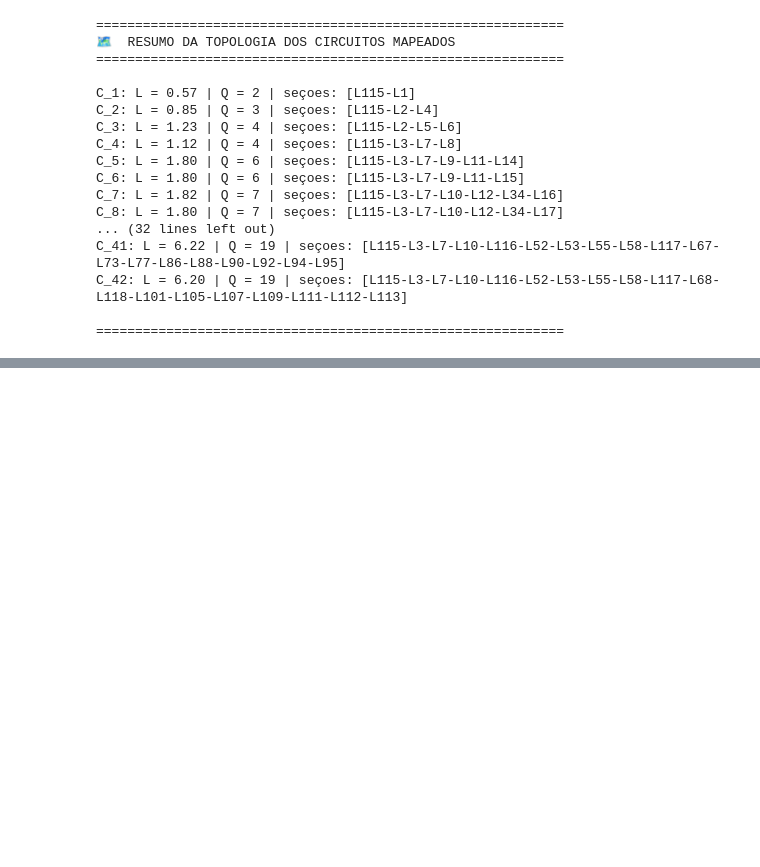
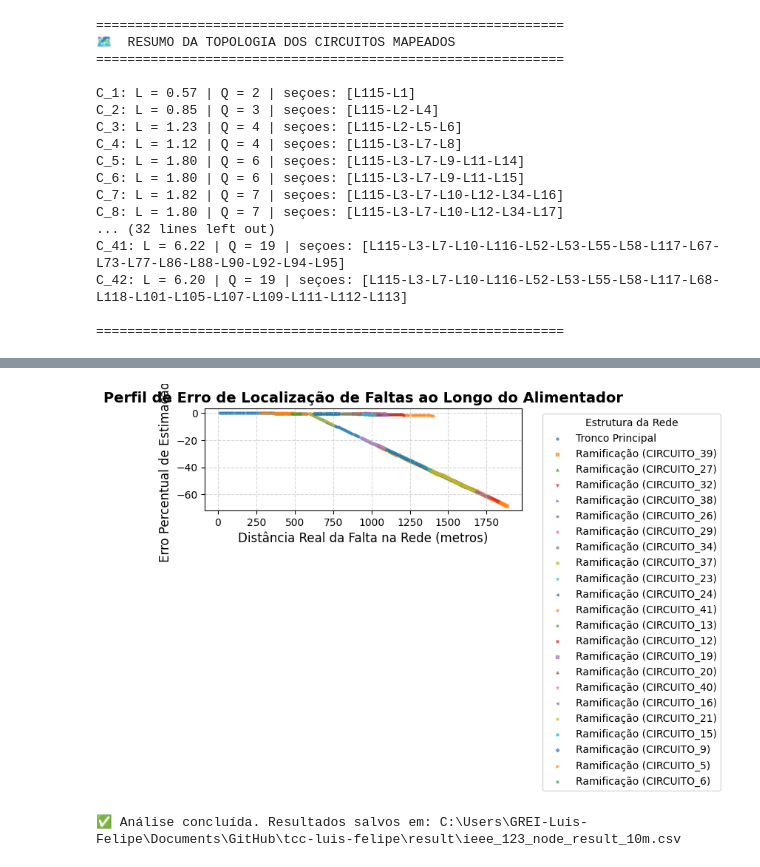
Before and after one commit to LuisFelipeCSouza/tcc-luis-felipe, a Jupyter notebook: notebooks/ieee-123-node.ipynb, the cells around one changed output, grey strips where cells are left out. Cells and saved outputs as stored; diff of their text form; code cells hidden in the pictures; blank space fills up the shorter version.

Commit message:
feat: ieee 123 node

```diff
--- a/notebooks/ieee-123-node.ipynb
+++ b/notebooks/ieee-123-node.ipynb
@@ -48,15 +48,16 @@ simulador = FaultSimulator(str(DSS_FILE), origin_bus='150', target_kv=2.40)
 # 4. Configura os parâmetros da varredura
 # Varrendo a linha de 10% em 10%
 passo_distancia = 0.30
+passo_distancia_m = 10.0
 
 # Lista de resistências de falta (em Ohms)
 resistencias_falta = [0.0001, 10.0, 20.0, 30.0, 40.0]
-resistencias_falta = [0.0001, 10.0]
+resistencias_falta = [0.0001]
 
 # 5. Executa o laço principal da simulação
 print("\nIniciando a varredura linear de curtos-circuitos...")
 
-simulador.run_simulation(step_pct=passo_distancia, r_list=resistencias_falta)
+simulador.run_simulation(step_abs_m=passo_distancia_m, r_list=resistencias_falta)
 
 localizador = FaultLocator(str(DSS_FILE), simulador.topology,
                            pd.DataFrame(simulador.results))
@@ -71,0 +86,71 @@ localizador.df
+# %%
+
+import matplotlib.pyplot as plt
+
+"""
+Gera um gráfico do erro percentual em função da distância.
+Plota primeiro o tronco principal e depois as ramificações exclusivas de cada circuito.
+"""
+plt.figure(figsize=(8, 4))
+
+# 1. Ordena os circuitos do maior para o menor (em quantidade de seções)
+# O maior será naturalmente o "tronco principal"
+circuitos_ordenados = sorted(localizador.topology.main_circuits.items(), key=lambda item: len(item[1]), reverse=True)
+
+# Conjunto para rastrear quais linhas já foram plotadas
+linhas_plotadas = set()
+
+# Paleta de marcadores para diferenciar visualmente os ramais
+marcadores = ['o', 's', '^', 'D', 'v', '<', '>', 'p', '*', 'X']
+
+for idx, (nome_circuito, linhas) in enumerate(circuitos_ordenados):
+    # 2. Filtra as linhas: pega apenas as que AINDA NÃO estão no tronco/ramais anteriores
+    linhas_do_ramal = [linha for linha in linhas if linha not in linhas_plotadas]
+
+    if not linhas_do_ramal:
+        continue # Se todas as linhas já foram plotadas (circuito 100% redundante), pula.
+
+    # 3. Filtra o DataFrame para pegar as distâncias e erros dessas linhas específicas
+    df_ramal = localizador.df[localizador.df['linha_faltosa'].isin(linhas_do_ramal)]
+    # Exemplo se quisesse filtrar:
+    df_ramal = localizador.df[(localizador.df['linha_faltosa'].isin(linhas_do_ramal)) & (localizador.df['tipo'] == 'at') & (localizador.df['r'] == 0.0001)]
+
+    if df_ramal.empty:
+        continue
+
+    # Define o nome para a legenda
+    label_nome = "Tronco Principal" if idx == 0 else f"Ramificação ({nome_circuito.upper()})"
+
+    # 4. Plota os dados em gráfico de dispersão (Scatter)
+    # Scatter é ideal porque para uma mesma distância temos vários erros (tipos de falta e resistências diferentes)
+    plt.scatter(df_ramal['distancia'], df_ramal['erro_percentual'], label=label_nome, marker=marcadores[idx % len(marcadores)], alpha=0.6, s=5)
+
+    # 5. Adiciona as linhas desenhadas ao conjunto de bloqueio
+    linhas_plotadas.update(linhas_do_ramal)
+
+# Configurações de estética do gráfico
+plt.title('Perfil de Erro de Localização de Faltas ao Longo do Alimentador', fontsize=14, fontweight='bold')
+plt.xlabel('Distância Real da Falta na Rede (metros)', fontsize=12)
+plt.ylabel('Erro Percentual de Estimação (%)', fontsize=12)
+plt.grid(True, linestyle='--', alpha=0.5)
+
+# Coloca a legenda fora do gráfico para não sobrepor os dados
+plt.legend(title='Estrutura da Rede', bbox_to_anchor=(1.05, 1), loc='upper left')
+plt.tight_layout() # Ajusta as margens automaticamente
+
+# # Salva o gráfico ou exibe na tela
+# if save_path:
+#     Path(save_path).parent.mkdir(parents=True, exist_ok=True)
+#     plt.savefig(save_path, dpi=300, bbox_inches='tight')
+#     print(f"📊 Gráfico gerado e salvo com sucesso em: {save_path}")
+# else:
+plt.show()
+# %% [output]
+[figure, added]
+# %%
+localizador.export_results(
+    output_dir= BASE_DIR / "result",
+    filename= "ieee_123_node_result_10m.csv"
+)
+# %% [output]
+✅ Análise concluída. Resultados salvos em: C:\Users\GREI-Luis-Felipe\Documents\GitHub\tcc-luis-felipe\result\ieee_123_node_result_10m.csv
```
Also changed, not shown: parts of 4 cells of this notebook.
